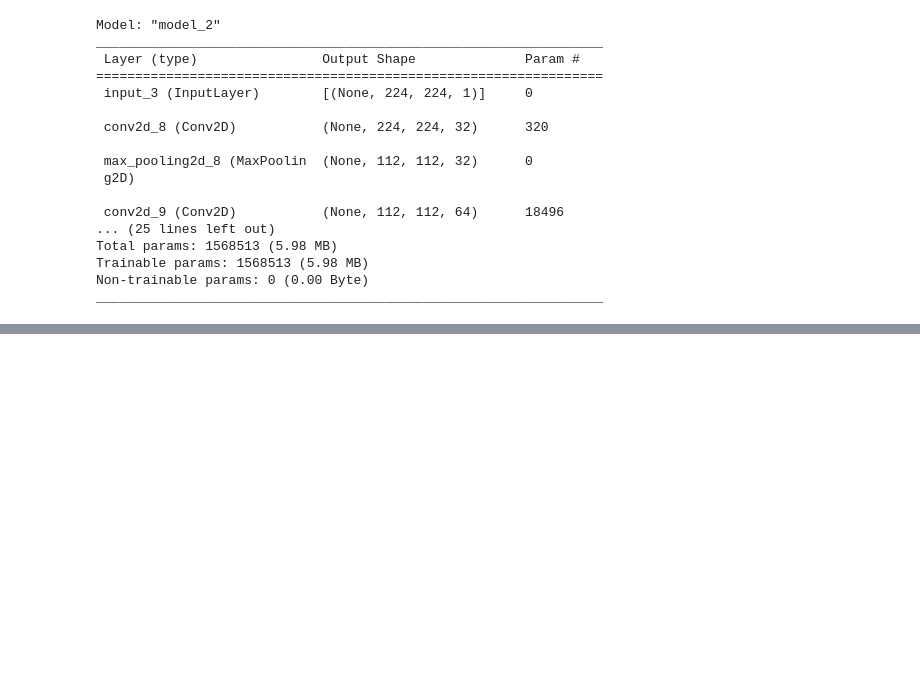
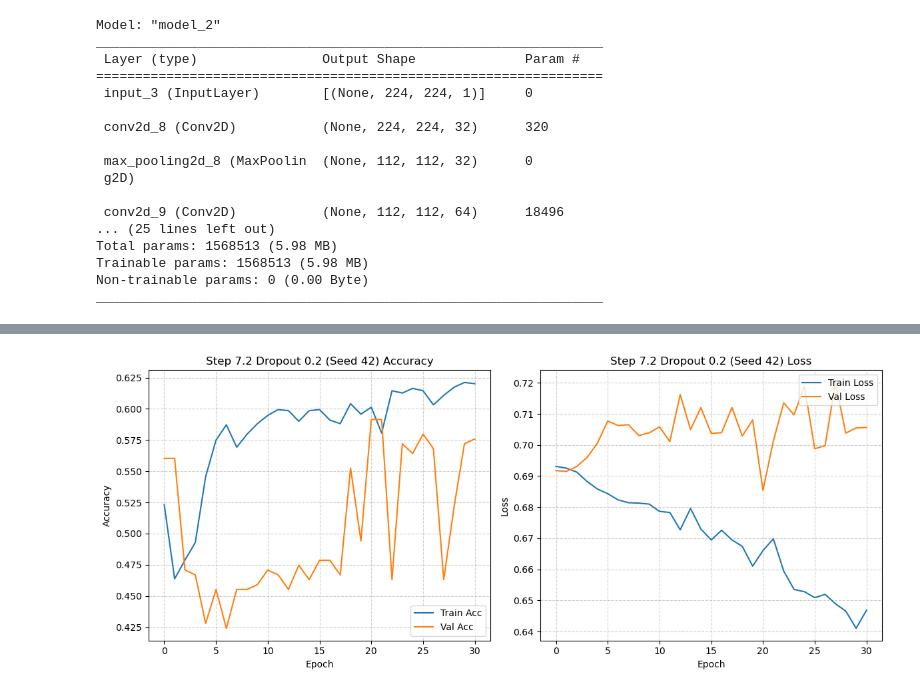
Before and after one commit to A-S-Yong/FYP, a Jupyter notebook: notebooks/Final_V1.ipynb, the cells around one changed output, grey strips where cells are left out. Cells and saved outputs as stored; diff of their text form; code cells hidden in the pictures; blank space fills up the shorter version.

```diff
--- a/notebooks/Final_V1.ipynb
+++ b/notebooks/Final_V1.ipynb
@@ -943,0 +1994,97 @@ Whilst Global Average Pooling mitigated severe overfitting, the remaining genera
+# %%
+def set_seed(seed: int):
+    os.environ["PYTHONHASHSEED"] = str(seed)
+    random.seed(seed)
+    np.random.seed(seed)
+    tf.random.set_seed(seed)
+
+# Experiment configs
+dropout_rates = [0.2, 0.3, 0.5]
+seeds = [42, 43, 44]   # any fixed set is fine as long as you report it
+
+# Store all results across seeds
+all_dropout_results = []
+
+for seed in seeds:
+    print(f"\nRunning Dropout Study | SEED = {seed}")
+
+    set_seed(seed)
+
+    for rate in dropout_rates:
+        print(f"\nRunning Dropout = {rate} | Seed = {seed}")
+
+        # Important for repeat runs in the same notebook session
+        tf.keras.backend.clear_session()
+
+        model = build_gap_dropout_model(rate)
+
+        # Per-run filenames (avoid overwriting between seeds/rates)
+        ckpt_path = f"step7_seed{seed}_dropout{rate}_best.keras"
+        history_path = f"step7_seed{seed}_dropout{rate}_history.csv"
+        model_path = f"step7_seed{seed}_dropout{rate}_final.keras"
+
+        callbacks = [
+            keras.callbacks.ModelCheckpoint(
+                ckpt_path,
+                monitor="val_auc",
+                save_best_only=True,
+                mode="max",
+                verbose=0
+            ),
+            early_stopping
+        ]
+
+        pbar = tqdm(total=100, desc=f"Seed {seed} | Dropout {rate}")
+
+        history = model.fit(
+            train_gen,
+            epochs=100,
+            validation_data=val_gen,
+            class_weight=class_weights_dict,
+            callbacks=callbacks + [TqdmCallback(pbar)],
+            verbose=0
+        )
+
+        pbar.close()
+
+        # Load best checkpointed weights
+        model.load_weights(ckpt_path)
+
+        # Plot
+        plot_training_history(history, title_prefix=f"Step 7.2 Dropout {rate} (Seed {seed})")
+        plt.show()
+        plt.close("all")
+
+        # Evaluate (best weights)
+        stats = eval_model_perf(
+            model,
+            val_gen,
+            step_name=f"Dropout {rate} (Seed {seed})",
+            baseline_acc=majority_baseline_acc
+        )
+
+        # Best epoch info (based on val_auc from this run)
+        best_epoch = int(np.argmax(history.history["val_auc"]))
+        peak_train_acc = history.history["accuracy"][best_epoch]
+        best_val_auc = history.history["val_auc"][best_epoch]
+
+        # Store results (row-wise list for easier analysis later)
+        all_dropout_results.append({
+            "Seed": seed,
+            "Dropout": rate,
+            "Best Epoch": best_epoch + 1,
+            "Train Acc": peak_train_acc,
+            "Val Acc": stats["Val Acc"],
+            "Val AUC": stats["Val AUC"],
+            "Best Val AUC": best_val_auc,
+            "Sensitivity": stats["Sensitivity"],
+            "Specificity": stats["Specificity"],
+            "Gap": abs(peak_train_acc - stats["Val Acc"])
+        })
+
+        # Save history per (seed, rate)
+        pd.DataFrame(history.history).to_csv(history_path, index=False)
+
+        # Save model per (seed, rate) (best weights already loaded)
+        model.save(model_path)
+# %% [output]
@@ -943,0 +2094 @@ Whilst Global Average Pooling mitigated severe overfitting, the remaining genera
+[figure, added]
```
Also changed, not shown: parts of 77 cells of this notebook.
